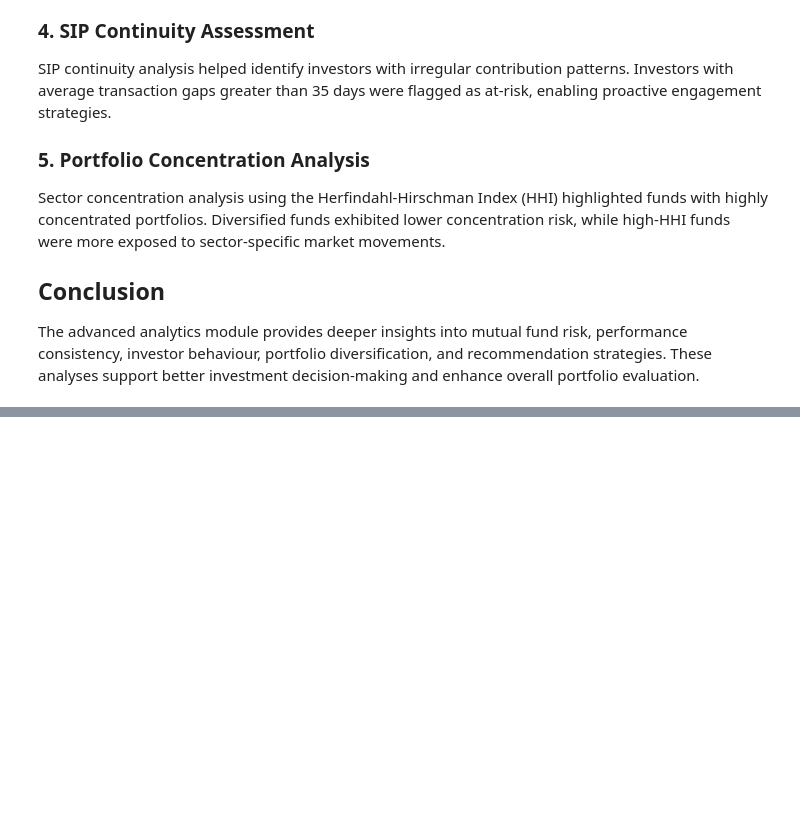
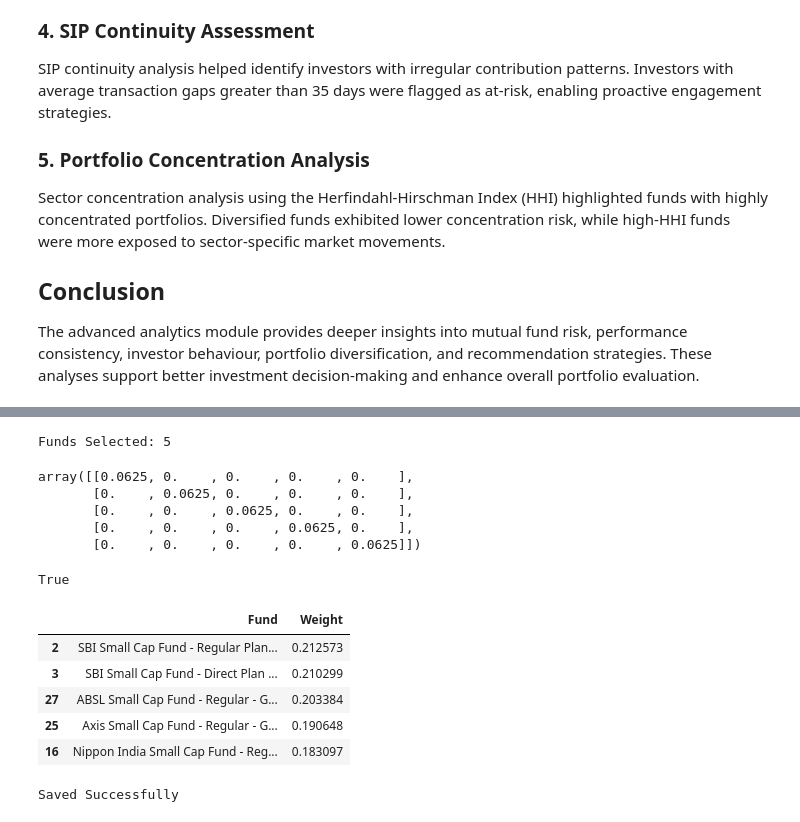
Before and after one commit to LikithaRavi25/bluestock_mf_capstone, a Jupyter notebook: notebooks/05_advanced_analytics.ipynb, the cells around one changed output, grey strips where cells are left out. Cells and saved outputs as stored; diff of their text form; code cells hidden in the pictures; blank space fills up the shorter version.

```diff
--- a/notebooks/05_advanced_analytics.ipynb
+++ b/notebooks/05_advanced_analytics.ipynb
@@ -522,0 +572,20 @@ The advanced analytics module provides deeper insights into mutual fund risk, pe
+# %%
+returns = funds["return_3yr_pct"].values / 100
+
+risk = funds["std_dev_ann_pct"].values / 100
+
+n = len(funds)
+
+print("Funds Selected:", n)
+# %% [output]
+Funds Selected: 5
+# %%
+cov_matrix = np.diag(risk**2)
+
+cov_matrix
+# %% [output]
+array([[0.0625, 0.    , 0.    , 0.    , 0.    ],
+       [0.    , 0.0625, 0.    , 0.    , 0.    ],
+       [0.    , 0.    , 0.0625, 0.    , 0.    ],
+       [0.    , 0.    , 0.    , 0.0625, 0.    ],
+       [0.    , 0.    , 0.    , 0.    , 0.0625]])
@@ -522,0 +611,48 @@ The advanced analytics module provides deeper insights into mutual fund risk, pe
+# %%
+constraints = (
+    {
+        "type": "eq",
+        "fun": lambda x: np.sum(x) - 1
+    },
+)
+
+bounds = tuple(
+    (0,1) for _ in range(n)
+)
+
+initial_weights = np.ones(n) / n
+# %%
+result = minimize(
+    negative_sharpe,
+    initial_weights,
+    method="SLSQP",
+    bounds=bounds,
+    constraints=constraints
+)
+
+result.success
+# %% [output]
+True
+# %%
+optimal_weights = pd.DataFrame({
+    "Fund": funds["scheme_name"],
+    "Weight": result.x
+})
+
+optimal_weights
+# %% [output]
+|  | Fund | Weight |
+| 2 | SBI Small Cap Fund - Regular Plan... | 0.212573 |
+| 3 | SBI Small Cap Fund - Direct Plan ... | 0.210299 |
+| 27 | ABSL Small Cap Fund - Regular - G... | 0.203384 |
+| 25 | Axis Small Cap Fund - Regular - G... | 0.190648 |
+| 16 | Nippon India Small Cap Fund - Reg... | 0.183097 |
+# %%
+optimal_weights.to_csv(
+    "../outputs/optimal_weights.csv",
+    index=False
+)
+
+print("Saved Successfully")
+# %% [output]
+Saved Successfully
```
Also changed, not shown: parts of 9 cells of this notebook, 22 other files.
